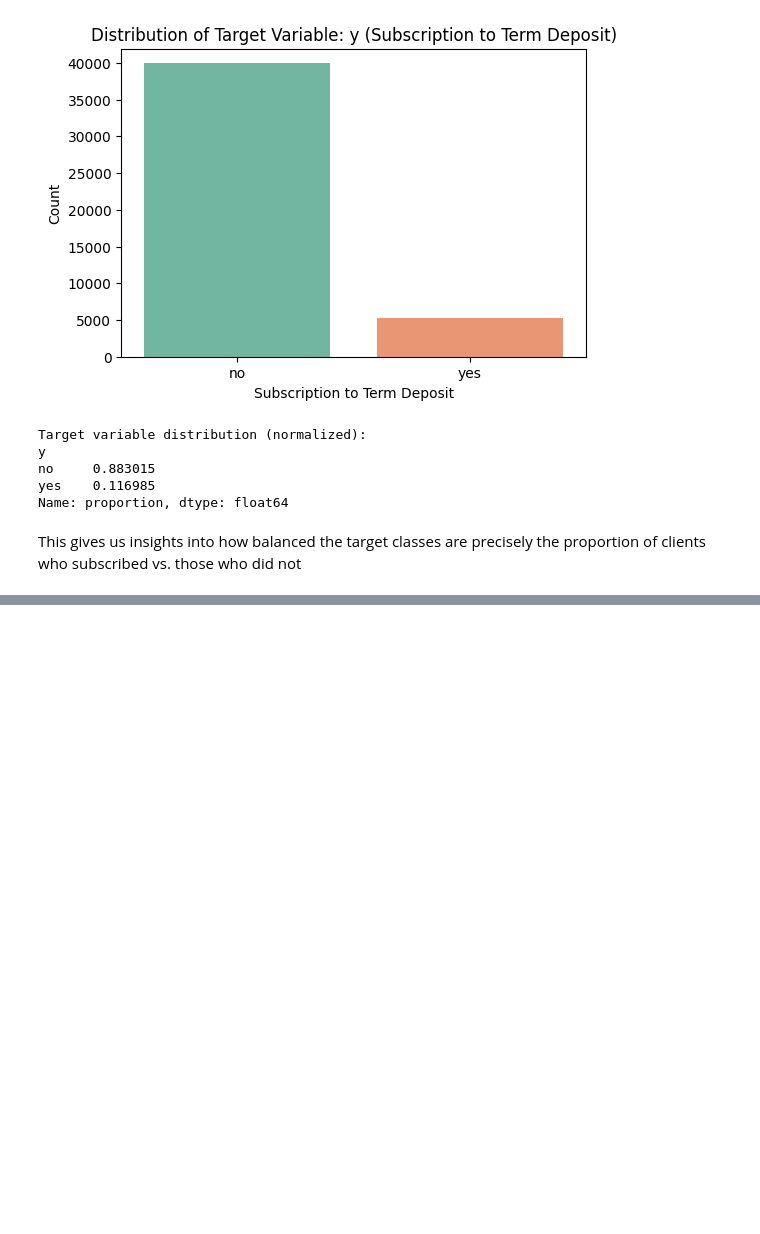
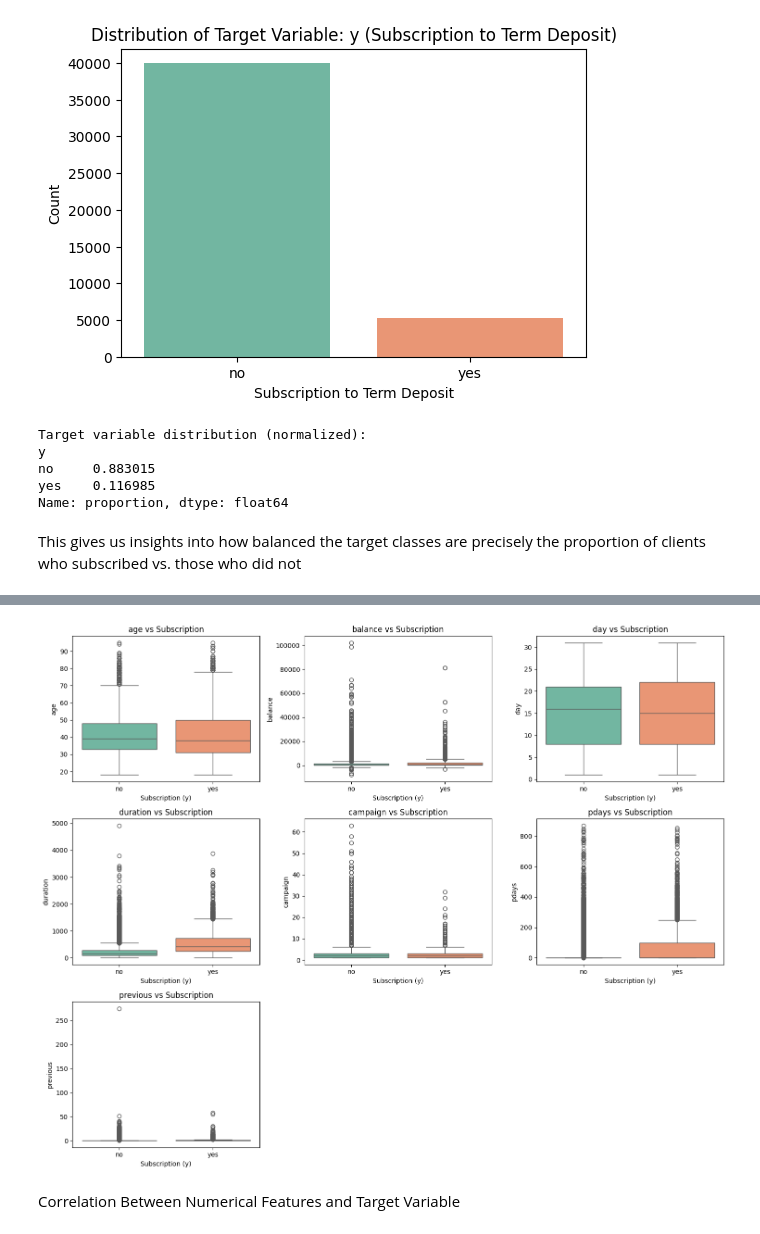
Before and after one commit to Victor-Osei/TMP_Assessment, a Jupyter notebook: tmp.ipynb, the cells around one changed output, grey strips where cells are left out. Saved outputs shown, nothing was run; the diff lists cells and outputs as text; code cells hidden in the pictures; blank space fills up the shorter version.

```diff
--- a/tmp.ipynb
+++ b/tmp.ipynb
@@ -144 +229,20 @@ Name: proportion, dtype: float64
 I visualize the relationships between various features and the target variable. For numerical features
+# %%
+# List of numerical features
+numerical_features = ['age', 'balance', 'day', 'duration', 'campaign', 'pdays', 'previous']
+
+# Plot box plots to compare numerical features with the target variable
+plt.figure(figsize=(15, 12))
+for i, feature in enumerate(numerical_features, 1):
+    plt.subplot(3, 3, i)
+    sns.boxplot(x='y', y=feature, data=bank_data, palette='Set2')
+    plt.title(f'{feature} vs Subscription')
+    plt.xlabel('Subscription (y)')
+    plt.ylabel(feature)
+
+plt.tight_layout()
+plt.show()
+# %% [output]
+[figure, added]
+# %% [markdown]
+Correlation Between Numerical Features and Target Variable
```
Also changed, not shown: parts of 12 cells of this notebook.
